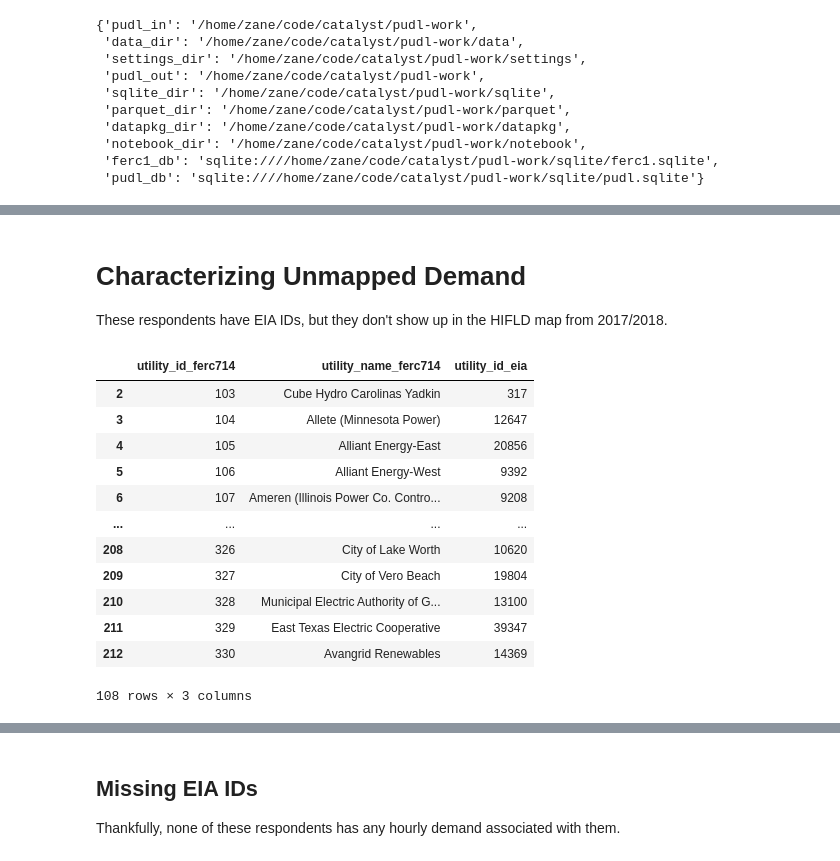
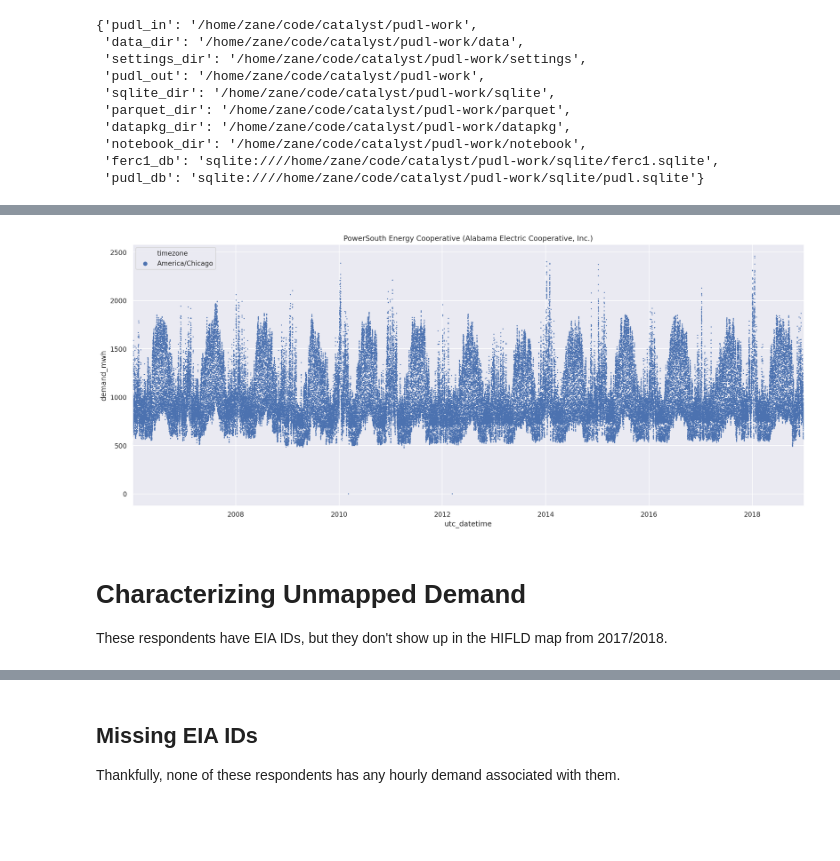
Before and after one commit to catalyst-cooperative/electricity-demand-mapping, a Jupyter notebook: notebooks/ferc714.ipynb, the cells around one changed output, grey strips where cells are left out. Saved outputs shown, nothing was run; the diff lists cells and outputs as text; code cells hidden in the pictures; blank space fills up the shorter version.

```diff
--- a/notebooks/ferc714.ipynb
+++ b/notebooks/ferc714.ipynb
@@ -89,0 +82,7 @@ pudl_settings
+# %%
+%%time
+import pudl.transform.eia861
+with pathlib.Path("raw_dfs_eia861.pkl").open(mode="rb") as f:
+    raw_eia861 = pickle.load(f)
+tfr_eia861 = pudl.transform.eia861.service_territory(raw_eia861, {})
+svc_terr = tfr_eia861["service_territory_eia861"]
@@ -103,5 +233,6 @@ tables = (
     "pa_demand_forecast_ferc714",
     "pa_demand_hourly_ferc714",
 )
-raw_dfs = pudl.extract.ferc714.extract(pudl_settings=pudl_settings, tables=tables)
+raw_dfs = pudl.extract.ferc714.extract(pudl_settings=pudl_settings)
+tf_dfs = pudl.transform.ferc714.transform(raw_dfs)
 # %% [output]
@@ -122,3 +255,0 @@ Wall time: 5.93 s
-# %%
-%%time
-tf_dfs = pudl.transform.ferc714.transform(raw_dfs, tables=tables)
@@ -166,0 +275,8 @@ pa_geom = (
+# %%
+pa_demand = pd.merge(
+    tf_dfs["pa_demand_hourly_ferc714"],
+    tf_dfs["respondent_id_ferc714"],
+    on="utility_id_ferc714",
+    how="left"
+)
+pa_demand.sample(10)
@@ -167,19 +295,13 @@ pa_geom = (
+# %%
+rid = np.random.choice(pa_demand.utility_id_ferc714.unique())
+dude = pa_demand.query("utility_id_ferc714==@rid")
+start_date = dude.utc_datetime.min()
+end_date = dude.utc_datetime.max()
+sns.scatterplot(x="utc_datetime", y="demand_mwh", hue="timezone", data=dude, s=1, edgecolor=None)
+plt.title(f"{dude.utility_name_ferc714.values[0]}")
+plt.xlim((start_date, end_date));
+# %% [output]
+[figure, added]
 # %% [markdown]
 # Characterizing Unmapped Demand
 These respondents have EIA IDs, but they don't show up in the HIFLD map from 2017/2018.
-# %%
-rids[~rids.utility_id_eia.isin(pa_geom.utility_id_eia)]
-# %% [output]
-|  | utility_id_ferc714 | utility_name_ferc714 | utility_id_eia |
-| 2 | 103 | Cube Hydro Carolinas Yadkin | 317 |
-| 3 | 104 | Allete (Minnesota Power) | 12647 |
-| 4 | 105 | Alliant Energy-East | 20856 |
-| 5 | 106 | Alliant Energy-West | 9392 |
-| 6 | 107 | Ameren (Illinois Power Co. Contro... | 9208 |
-| ... | ... | ... | ... |
-| 208 | 326 | City of Lake Worth | 10620 |
-| 209 | 327 | City of Vero Beach | 19804 |
-| 210 | 328 | Municipal Electric Authority of G... | 13100 |
-| 211 | 329 | East Texas Electric Cooperative | 39347 |
-| 212 | 330 | Avangrid Renewables | 14369 |
-108 rows × 3 columns
```
Also changed, not shown: parts of 40 cells of this notebook.
